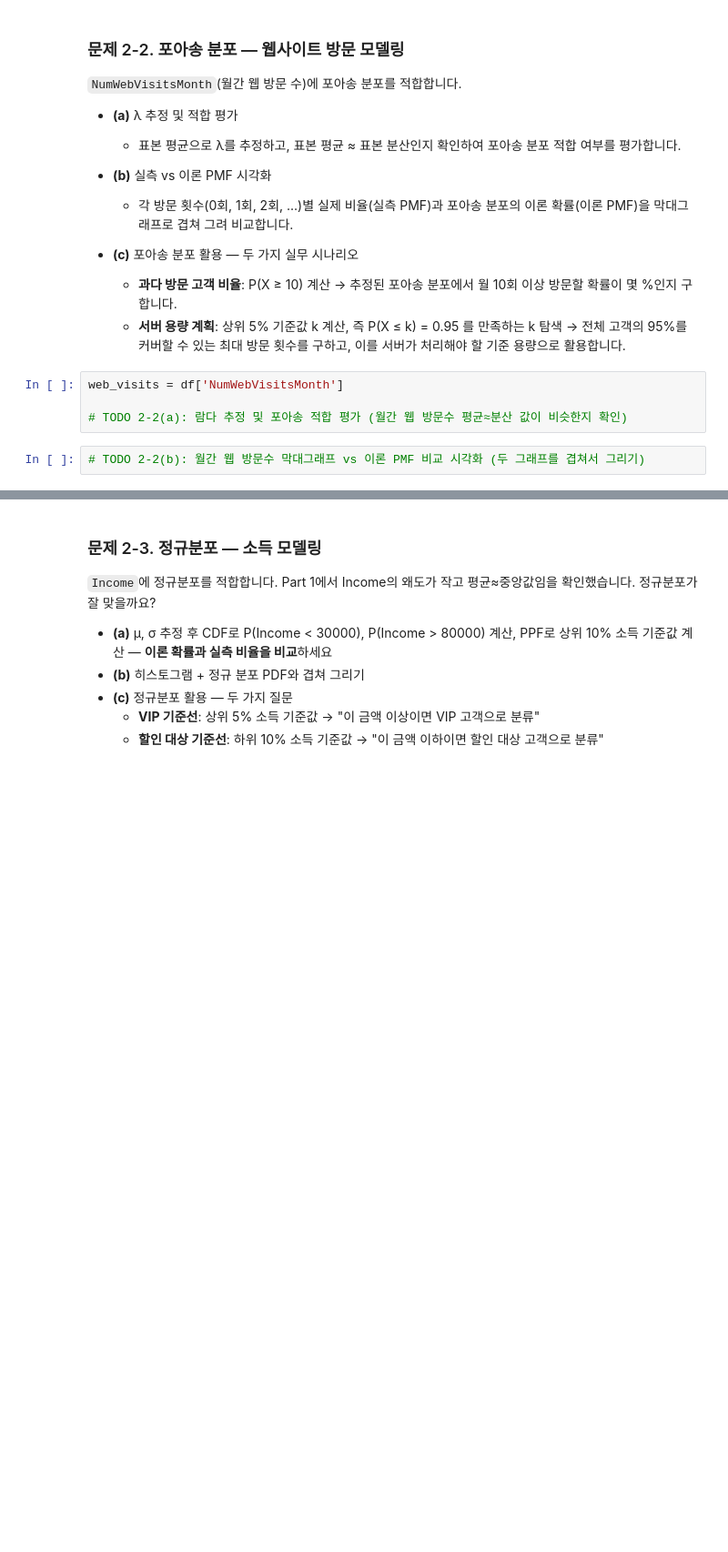
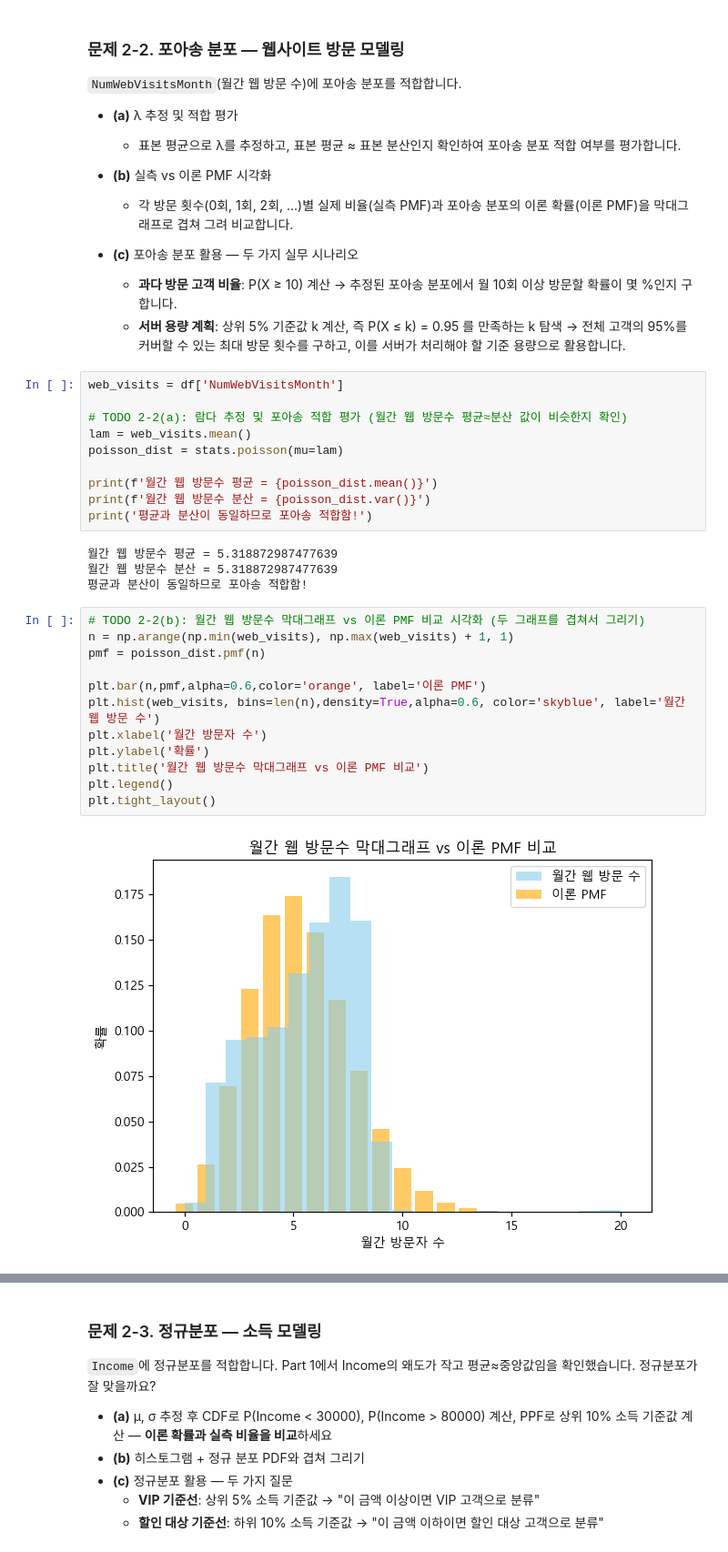
Before and after one commit to sparta-data11-statistics-practice/practice-01-descriptive-statistics-Heesang01, a Jupyter notebook: practice_comprehensive.ipynb, the cells around one changed output, grey strips where cells are left out. Shown at 91% size. Cells and saved outputs as stored; diff of their text form; blank space fills up the shorter version.

```diff
--- a/practice_comprehensive.ipynb
+++ b/practice_comprehensive.ipynb
@@ -582,8 +590,30 @@ print(f'15명 이상 수락 확률 P(X >= 15) = {binom_dist.sf(14):.2%}')
 web_visits = df['NumWebVisitsMonth']
 
 # TODO 2-2(a): 람다 추정 및 포아송 적합 평가 (월간 웹 방문수 평균≈분산 값이 비슷한지 확인)
+lam = web_visits.mean()
+poisson_dist = stats.poisson(mu=lam)
+
+print(f'월간 웹 방문수 평균 = {poisson_dist.mean()}')
+print(f'월간 웹 방문수 분산 = {poisson_dist.var()}')
+print('평균과 분산이 동일하므로 포아송 적합함!')
+# %% [output]
+월간 웹 방문수 평균 = 5.318872987477639
+월간 웹 방문수 분산 = 5.318872987477639
+평균과 분산이 동일하므로 포아송 적합함!
 # %%
 # TODO 2-2(b): 월간 웹 방문수 막대그래프 vs 이론 PMF 비교 시각화 (두 그래프를 겹쳐서 그리기)
+n = np.arange(np.min(web_visits), np.max(web_visits) + 1, 1)
+pmf = poisson_dist.pmf(n)
+
+plt.bar(n,pmf,alpha=0.6,color='orange', label='이론 PMF')
+plt.hist(web_visits, bins=len(n),density=True,alpha=0.6, color='skyblue', label='월간 웹 방문 수')
+plt.xlabel('월간 방문자 수')
+plt.ylabel('확률')
+plt.title('월간 웹 방문수 막대그래프 vs 이론 PMF 비교')
+plt.legend()
+plt.tight_layout()
+# %% [output]
+[figure, added]
 # %%
 # TODO 2-2(c):
 # - 과다 방문 고객: 포아송 분포로 P(X ≥ 10) 계산 (월 10회 이상 방문 확률)
```
Also changed, not shown: parts of 14 cells of this notebook, 1 other file.
